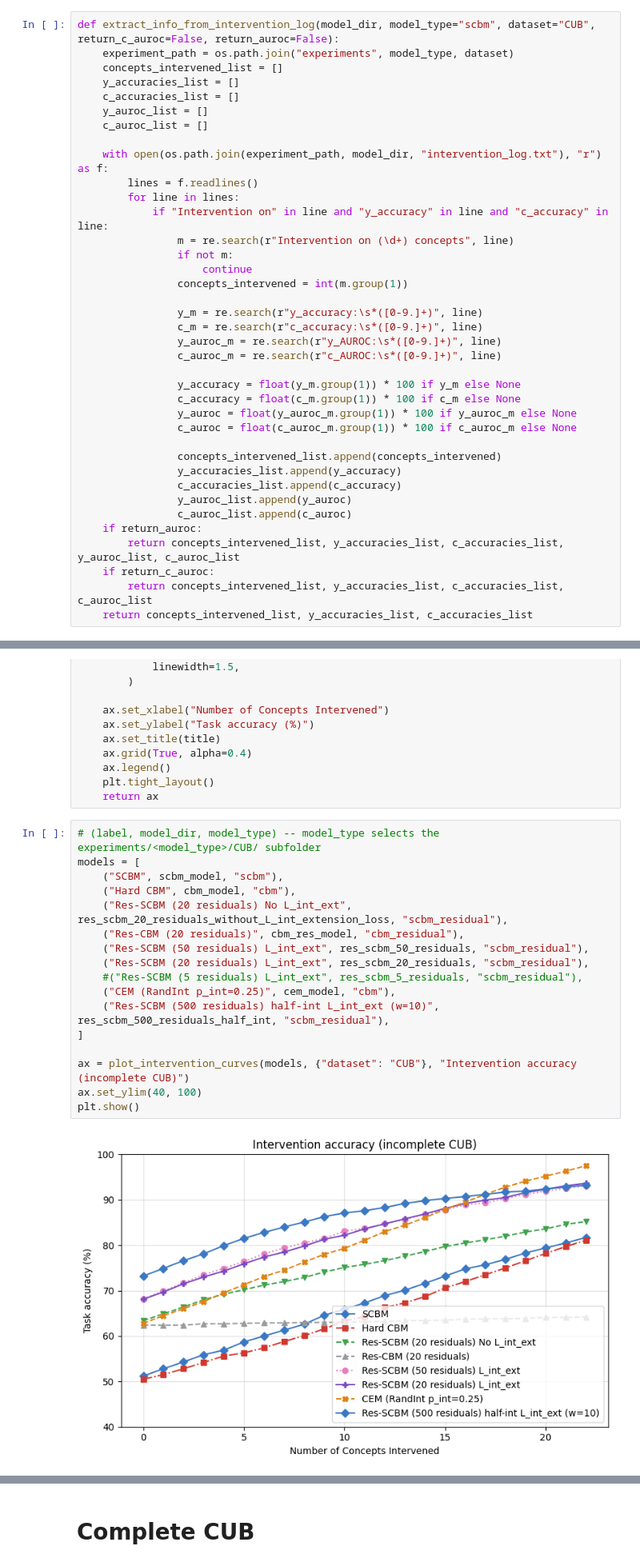
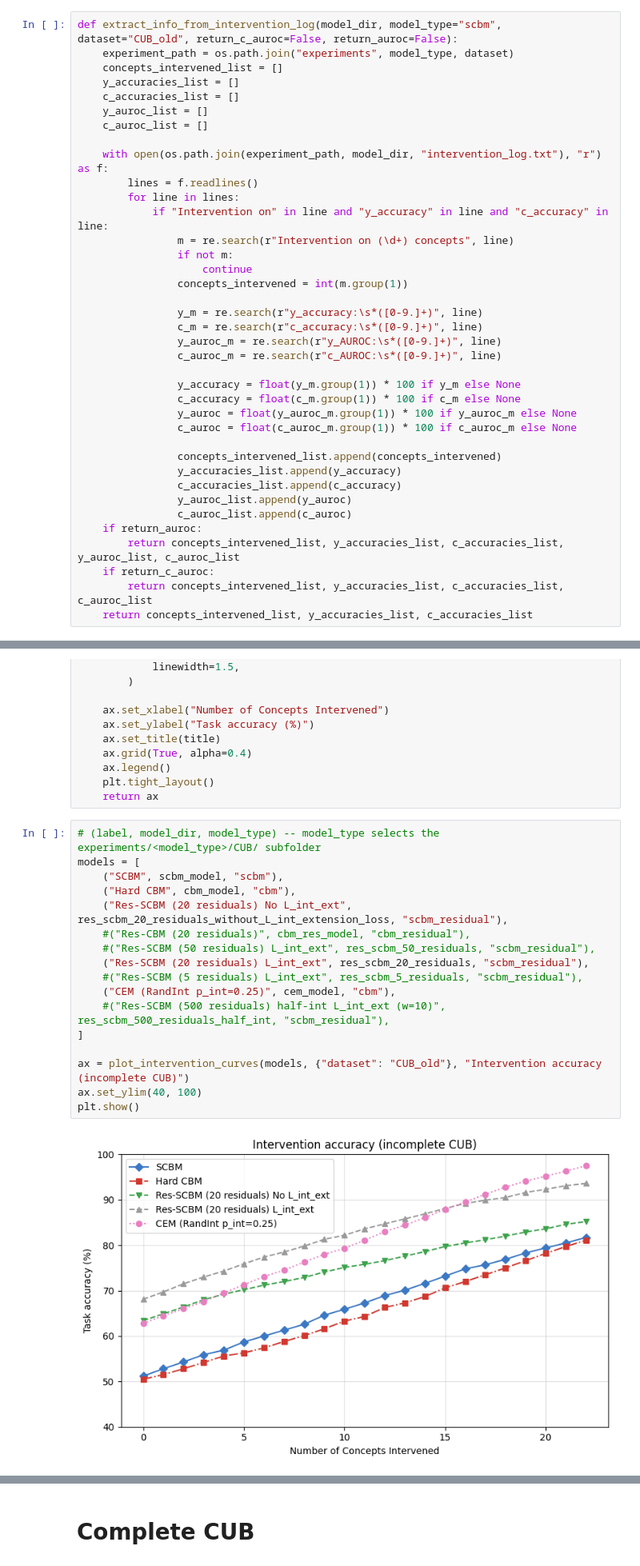
Before and after one commit to stephenmarcou/SCBM_implementation, a Jupyter notebook: results_aug.ipynb, the cells around one changed output, grey strips where cells are left out. Shown at 80% size. Saved outputs shown, nothing was run; the diff lists cells and outputs as text.

```diff
--- a/results_aug.ipynb
+++ b/results_aug.ipynb
@@ -91,7 +91,7 @@ print(f"Number of attributes removed: {112 - len(concept_names_new_idx_map.keys(
 | 21 | 21 | has_bill_color::buff |
 Number of attributes removed: 90
 # %%
-def extract_info_from_intervention_log(model_dir, model_type="scbm", dataset="CUB", return_c_auroc=False, return_auroc=False):
+def extract_info_from_intervention_log(model_dir, model_type="scbm", dataset="CUB_old", return_c_auroc=False, return_auroc=False):
     experiment_path = os.path.join("experiments", model_type, dataset)
     concepts_intervened_list = []
     y_accuracies_list = []
@@ -187,22 +187,22 @@ def plot_intervention_curves(models, extract_kwargs, title, ax=None):
 # %%
 # (label, model_dir, model_type) -- model_type selects the experiments/<model_type>/CUB/ subfolder
 models = [
     ("SCBM", scbm_model, "scbm"),
     ("Hard CBM", cbm_model, "cbm"),
     ("Res-SCBM (20 residuals) No L_int_ext", res_scbm_20_residuals_without_L_int_extension_loss, "scbm_residual"),
-    ("Res-CBM (20 residuals)", cbm_res_model, "cbm_residual"),
-    ("Res-SCBM (50 residuals) L_int_ext", res_scbm_50_residuals, "scbm_residual"),
+    #("Res-CBM (20 residuals)", cbm_res_model, "cbm_residual"),
+    #("Res-SCBM (50 residuals) L_int_ext", res_scbm_50_residuals, "scbm_residual"),
     ("Res-SCBM (20 residuals) L_int_ext", res_scbm_20_residuals, "scbm_residual"),
     #("Res-SCBM (5 residuals) L_int_ext", res_scbm_5_residuals, "scbm_residual"),
     ("CEM (RandInt p_int=0.25)", cem_model, "cbm"),
-    ("Res-SCBM (500 residuals) half-int L_int_ext (w=10)", res_scbm_500_residuals_half_int, "scbm_residual"),
+    #("Res-SCBM (500 residuals) half-int L_int_ext (w=10)", res_scbm_500_residuals_half_int, "scbm_residual"),
 ]
 
-ax = plot_intervention_curves(models, {"dataset": "CUB"}, "Intervention accuracy (incomplete CUB)")
+ax = plot_intervention_curves(models, {"dataset": "CUB_old"}, "Intervention accuracy (incomplete CUB)")
 ax.set_ylim(40, 100)
 plt.show()
 # %% [output]
-[figure, old version]
+[figure, new version]
 # %%
 # Create dataframe for the results
 import pandas as pd
```
Also changed, not shown: 8 other files.
